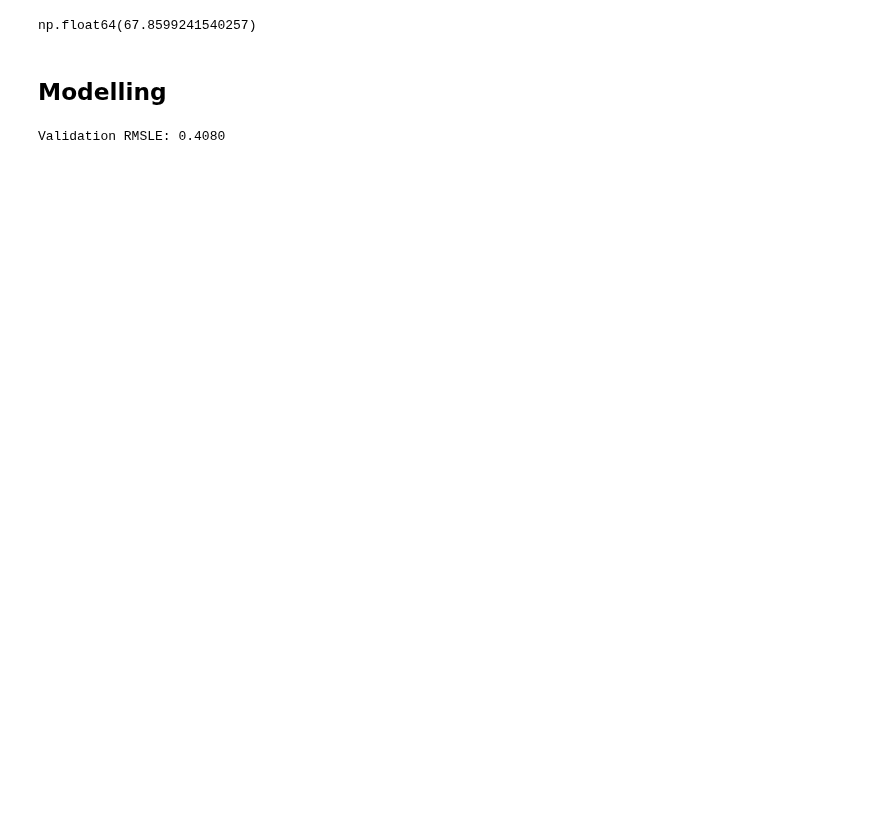
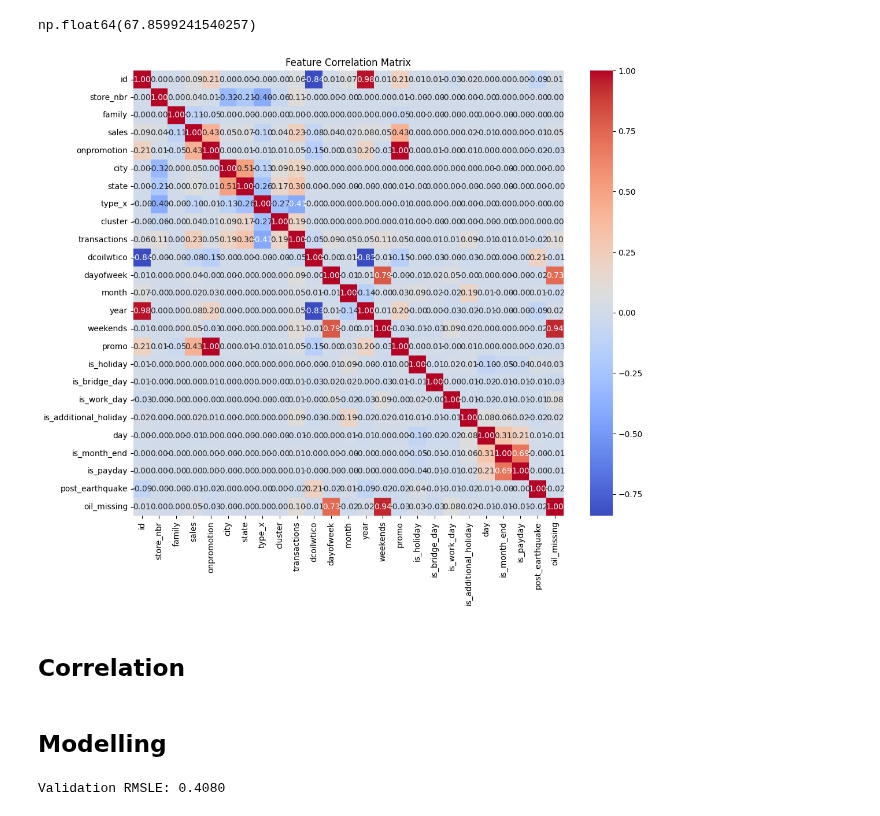
Before and after one commit to Khatibi16/sales, a Jupyter notebook: forecast.ipynb, the cells around one changed output. Cells and saved outputs as stored; diff of their text form; code cells hidden in the pictures; blank space fills up the shorter version.

Commit message:
correlation

```diff
--- a/forecast.ipynb
+++ b/forecast.ipynb
@@ -134,6 +147,16 @@ train_merged.iloc[:,3:].describe()
 train_merged['dcoilwtico'].mean()
 # %% [output]
 np.float64(67.8599241540257)
+# %%
+cor_matrix = train_merged.select_dtypes(include='number').corr()
+plt.figure(figsize=(12, 10))
+sns.heatmap(cor_matrix, annot=True, fmt='.2f', cmap='coolwarm')
+plt.title("Feature Correlation Matrix")
+plt.show()
+# %% [output]
+[figure, added]
+# %% [markdown]
+## Correlation
 # %% [markdown]
 ## Modelling
 # %%
```
Also changed, not shown: parts of 5 cells of this notebook.
